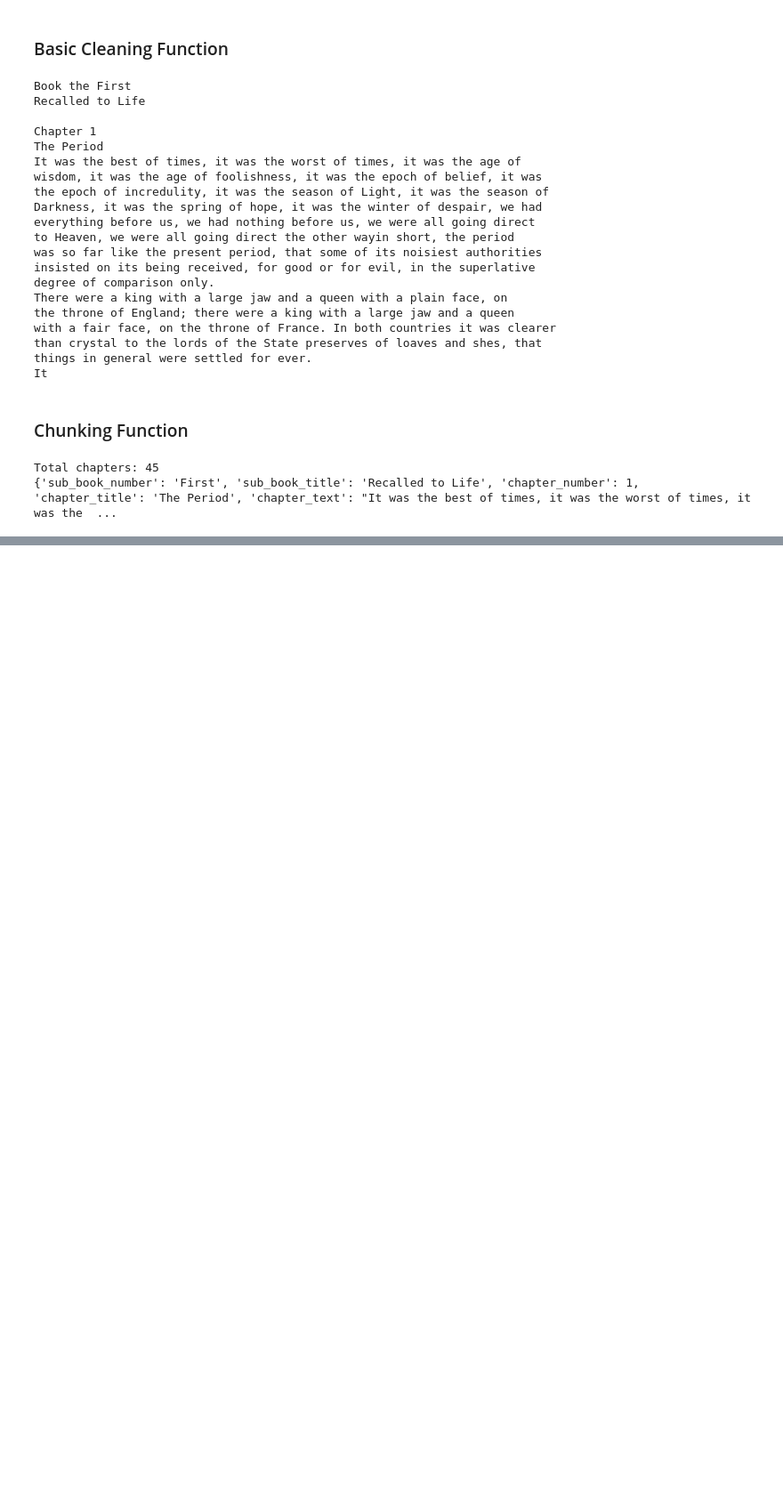
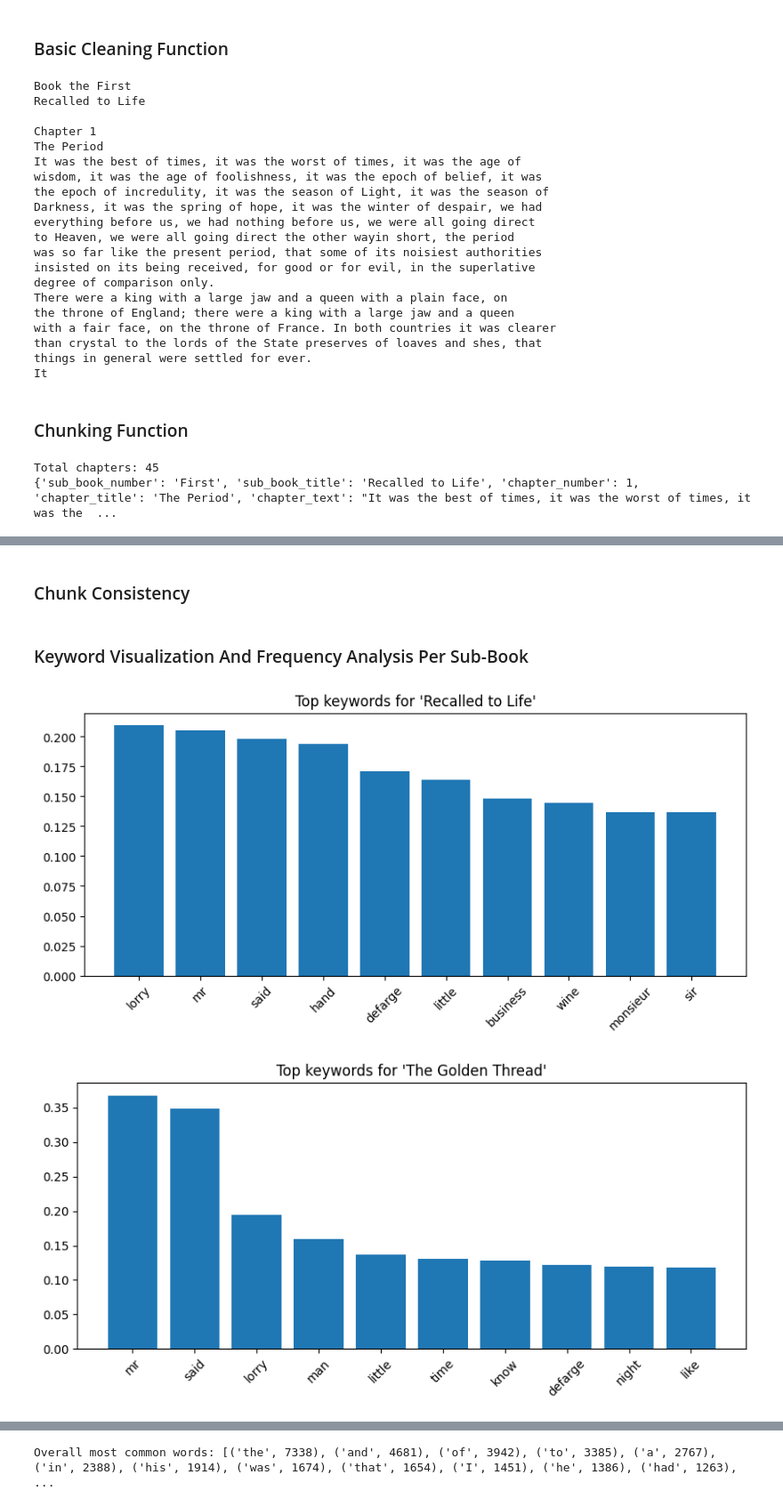
Before and after one commit to saman-azhar/bookRAGify, a Jupyter notebook: notebooks/eda.ipynb, the cells around one changed output, grey strips where cells are left out. Shown at 89% size. Saved outputs shown, nothing was run; the diff lists cells and outputs as text; code cells hidden in the pictures; blank space fills up the shorter version.

```diff
--- a/notebooks/eda.ipynb
+++ b/notebooks/eda.ipynb
@@ -193,0 +321,17 @@ Total chapters: 45
+# %%
+from sklearn.feature_extraction.text import TfidfVectorizer
+import pandas as pd
+
+# Prepare documents
+docs = [c['chapter_text'] for c in chapter_chunks]
+chapter_ids = [f"{c['sub_book_title']} - Chapter {c['chapter_number']}" for c in chapter_chunks]
+
+# TF-IDF
+vectorizer = TfidfVectorizer(max_features=1000, stop_words='english')
+X = vectorizer.fit_transform(docs)
+tfidf_df = pd.DataFrame(X.toarray(), index=chapter_ids, columns=vectorizer.get_feature_names_out())
+
+# Top 10 words per chapter
+for idx, row in tfidf_df.iterrows():
+    top_words = row.sort_values(ascending=False).head(10)
+    print(f"{idx}: {', '.join(top_words.index)}")
@@ -193,0 +356,2 @@ Total chapters: 45
+# %% [markdown]
+### Chunk Consistency
@@ -193,0 +371,47 @@ Total chapters: 45
+# %% [markdown]
+### Keyword Visualization And Frequency Analysis Per Sub-Book
+# %%
+from collections import Counter
+import matplotlib.pyplot as plt
+from sklearn.feature_extraction.text import TfidfVectorizer
+
+# Assume chapter_chunks is your list of dicts with metadata:
+# 'sub_book_title', 'chapter_text'
+
+# Aggregate text per sub-book
+sub_book_texts = {}
+for chunk in chapter_chunks:
+    title = chunk['sub_book_title']
+    text = chunk['chapter_text']
+    sub_book_texts.setdefault(title, []).append(text)
+
+for title in sub_book_texts:
+    sub_book_texts[title] = " ".join(sub_book_texts[title])
+
+# Count most common words per sub-book
+def get_top_keywords(text, top_n=10):
+    vectorizer = TfidfVectorizer(stop_words='english', max_features=1000)
+    X = vectorizer.fit_transform([text])
+    words = vectorizer.get_feature_names_out()
+    scores = X.toarray().flatten()
+    word_score = dict(zip(words, scores))
+    sorted_words = sorted(word_score.items(), key=lambda x: x[1], reverse=True)
+    return sorted_words[:top_n]
+
+# Visualize top keywords per sub-book
+for title, text in sub_book_texts.items():
+    top_words = get_top_keywords(text, top_n=10)
+    words, scores = zip(*top_words)
+    plt.figure(figsize=(10,4))
+    plt.bar(words, scores)
+    plt.title(f"Top keywords for '{title}'")
+    plt.xticks(rotation=45)
+    plt.show()
+
+# Overall most common words
+all_text = " ".join([chunk['chapter_text'] for chunk in chapter_chunks])
+counter = Counter(all_text.split())
+print("Overall most common words:", counter.most_common(20))
+# %% [output]
+[figure, added]
+[figure, added]
@@ -193,0 +419 @@ Total chapters: 45
+Overall most common words: [('the', 7338), ('and', 4681), ('of', 3942), ('to', 3385), ('a', 2767), ('in', 2388), ('his', 1914), ('was', 1674), ('that', 1654), ('I', 1451), ('he', 1386), ('had', 1263), ...
```
Also changed, not shown: parts of 23 cells of this notebook.
